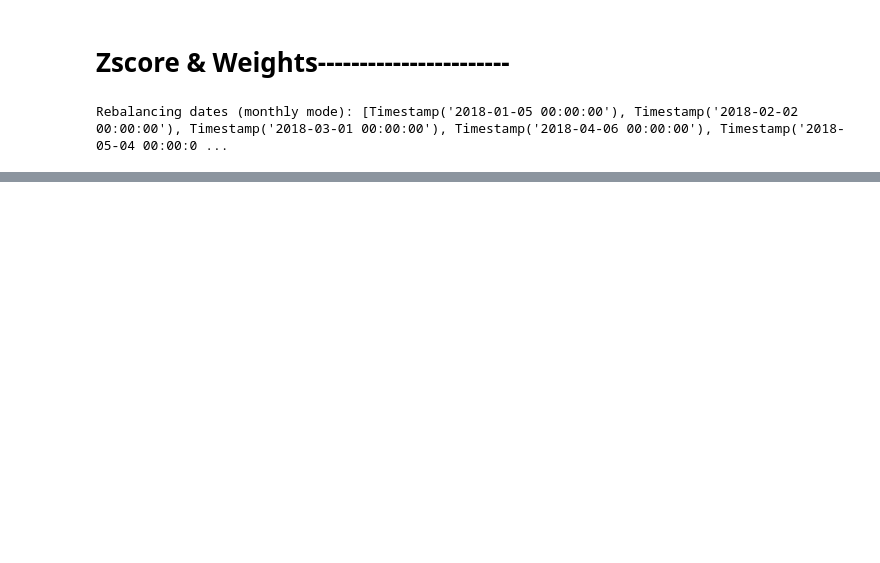
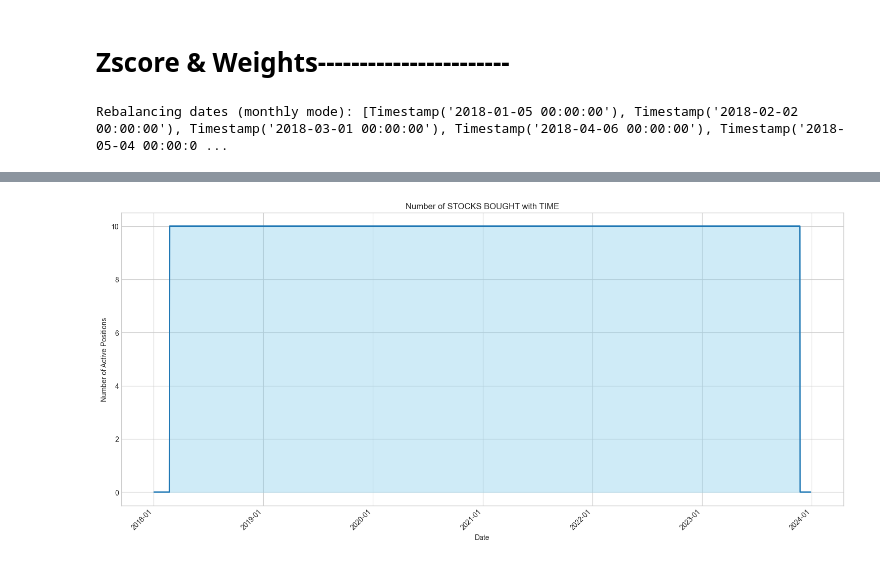
Before and after one commit to aarushbhattofficial/Theta_Syndicate, a Jupyter notebook: zscore.ipynb, the cells around one changed output, grey strips where cells are left out. Saved outputs shown, nothing was run; the diff lists cells and outputs as text; code cells hidden in the pictures; blank space fills up the shorter version.

Commit message:
final version with data input

```diff
--- a/zscore.ipynb
+++ b/zscore.ipynb
@@ -1071,0 +935,16 @@ Regular Rebalance: 2018-02-23 00:00:00 --> Using Z-Scores from 2018-02-19 00:00:
+# %%
+import pandas as pd
+import os
+
+# Input and output paths
+INPUT_FILE = 'split_ohlcv_data/all_ohlcv.csv'
+OUTPUT_DIR = 'split_ohlcv_data'
+# Input file
+INPUT_WEIGHTS =  'auxilary/backtester_weights.csv'
+
+# Input Parameters
+INITIAL_CAPITAL = 100000
+# Date range will be derived from weights.csv
+# no need to set these manually
+START_DATE = None
+END_DATE = None
@@ -1071,0 +1379,63 @@ Regular Rebalance: 2018-02-23 00:00:00 --> Using Z-Scores from 2018-02-19 00:00:
+# %%
+
+weights_df = pd.read_csv(INPUT_WEIGHTS, index_col=0, parse_dates=True)
+print("---------------Successfully loaded 'results/signals.csv'---------------")
+
+print("Number of STOCKS BOUGHT with TIME")
+weights_df=weights_df.ffill()
+weights_df=weights_df[START_DATE:END_DATE]
+invested_stocks_count = (weights_df > 0).sum(axis=1)
+plt.style.use('seaborn-v0_8-whitegrid')
+fig, ax = plt.subplots(figsize=(15, 7))
+invested_stocks_count.plot(
+    ax=ax,
+    title='Number of STOCKS BOUGHT with TIME',
+    xlabel='Date',
+    ylabel='Number of Active Positions',
+    lw=2
+)
+ax.fill_between(
+        invested_stocks_count.index,
+        invested_stocks_count.values,
+        step='post',
+        color='skyblue',
+        alpha=0.4
+)
+
+ax.xaxis.set_major_formatter(mdates.DateFormatter('%Y-%m'))
+plt.xticks(rotation=45)
+plt.tight_layout()
+plt.show()
+
+
+
+print("Percentage of CAPITAL INVESTED with TIME")
+weights_df = pd.read_csv(INPUT_WEIGHTS, index_col=0, parse_dates=True)
+weights_df=weights_df*100
+weights_df=weights_df.ffill()
+weights_df=weights_df[START_DATE:END_DATE]
+invested_stocks_count = weights_df.sum(axis=1)
+plt.style.use('seaborn-v0_8-whitegrid')
+fig, ax = plt.subplots(figsize=(15, 7))
+invested_stocks_count.plot(
+    ax=ax,
+    title='Percentage of CAPITAL INVESTED Over TIME',
+    xlabel='Date',
+    ylabel='Percentage of capital Positions',
+    lw=2,
+    drawstyle='steps-post',
+    color='green'
+)
+ax.fill_between(
+        invested_stocks_count.index,
+        invested_stocks_count.values,
+        step='post',
+        color='cyan',
+        alpha=0.4
+)
+
+ax.xaxis.set_major_formatter(mdates.DateFormatter('%Y-%m'))
+plt.xticks(rotation=45)
+plt.tight_layout()
+plt.show()
+# %% [output]
@@ -1071,0 +1444 @@ Regular Rebalance: 2018-02-23 00:00:00 --> Using Z-Scores from 2018-02-19 00:00:
+[figure, added]
```
Also changed, not shown: parts of 16 cells of this notebook, 1 other file.
